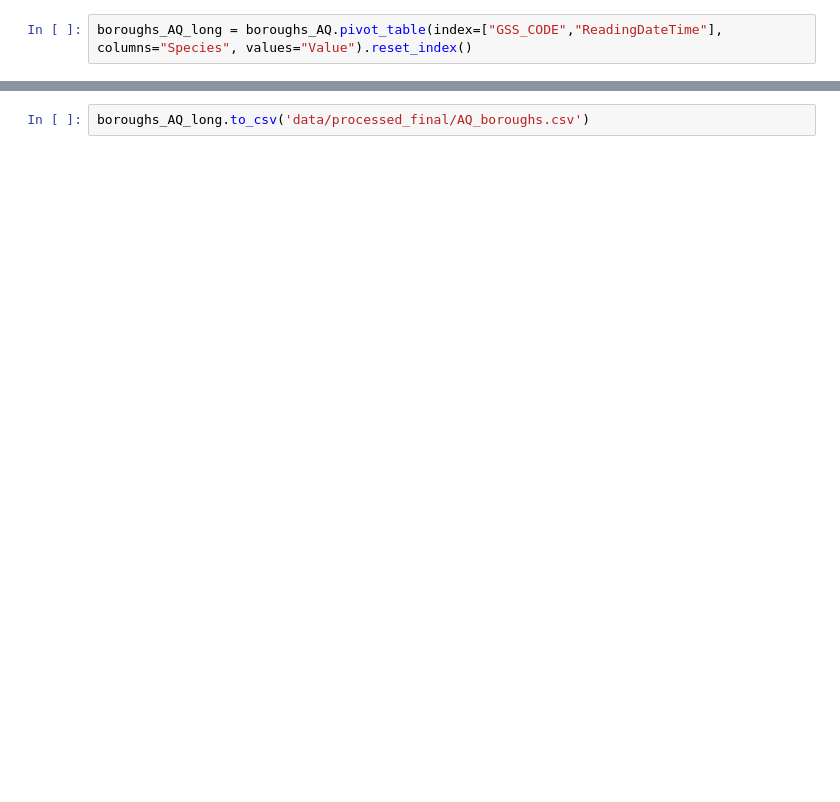
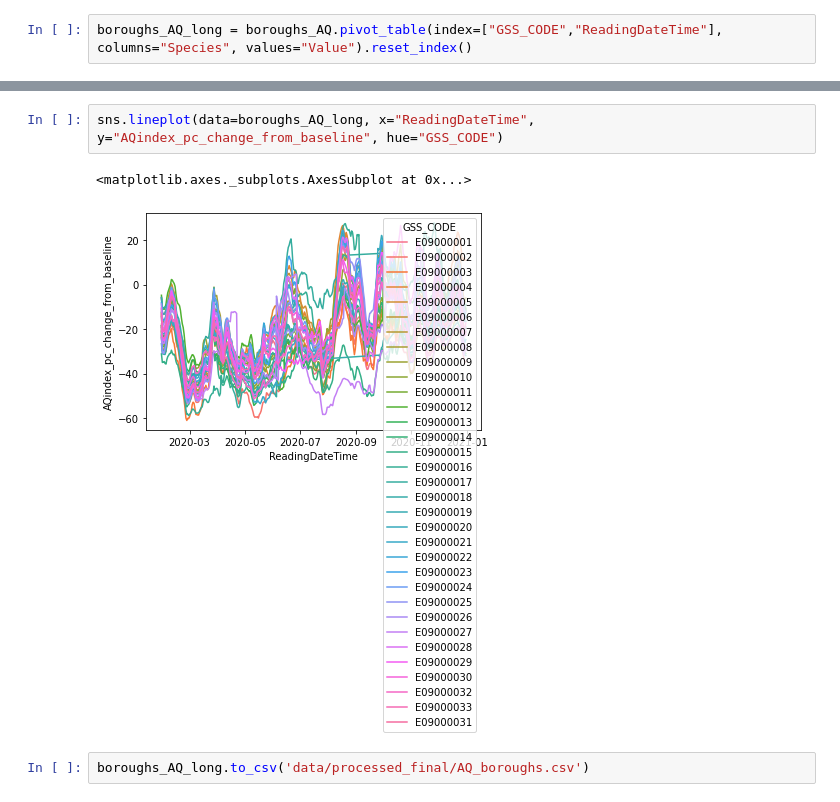
Before and after one commit to lnicoletti/london_mobility_pandemic, a Jupyter notebook: notebooks/2-AQDataExploration.ipynb, the cells around one changed output, grey strips where cells are left out. Drawn from its saved outputs; the diff is of its cells as text; blank space fills up the shorter version.

```diff
--- a/notebooks/2-AQDataExploration.ipynb
+++ b/notebooks/2-AQDataExploration.ipynb
@@ -280,2 +284,7 @@ See the caveats in the documentation: https://pandas.pydata.org/pandas-docs/stab
+# %%
+sns.lineplot(data=boroughs_AQ_long, x="ReadingDateTime", y="AQindex_pc_change_from_baseline", hue="GSS_CODE")
+# %% [output]
+<matplotlib.axes._subplots.AxesSubplot at 0x...>
+[figure, added]
 # %%
 boroughs_AQ_long.to_csv('data/processed_final/AQ_boroughs.csv')
```
Also changed, not shown: parts of 24 cells of this notebook, 6 other files.
